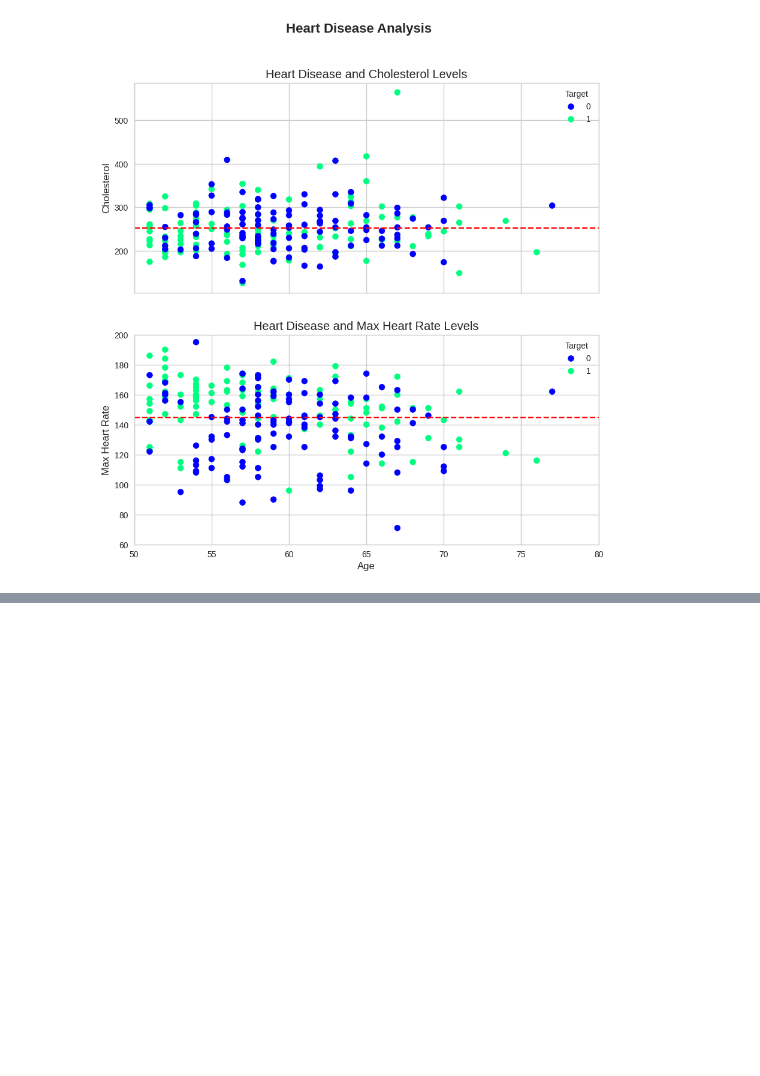
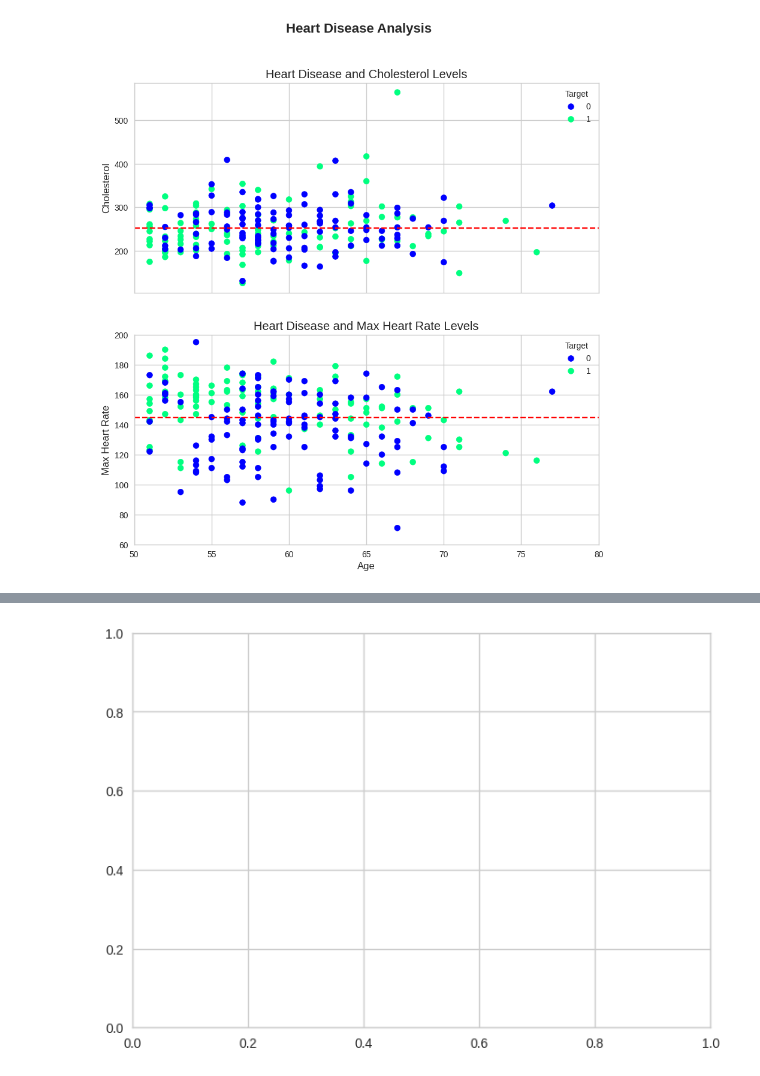
Before and after one commit to UnrivalledHitman120703/Machine-Learning-and-Data-Science-Bootcamp, a Jupyter notebook: Introduction_to_Matplotlib.ipynb, the cells around one changed output, grey strips where cells are left out. Saved outputs shown, nothing was run; the diff lists cells and outputs as text; code cells hidden in the pictures; blank space fills up the shorter version.

```diff
--- a/Introduction_to_Matplotlib.ipynb
+++ b/Introduction_to_Matplotlib.ipynb
@@ -732,0 +805,5 @@ fig.suptitle('Heart Disease Analysis', fontsize=16, fontweight='bold');
+# %%
+# Resets figure
+fig, ax = plt.subplots()
+# %% [output]
+[figure, added]
```
Also changed, not shown: parts of 20 cells of this notebook.
